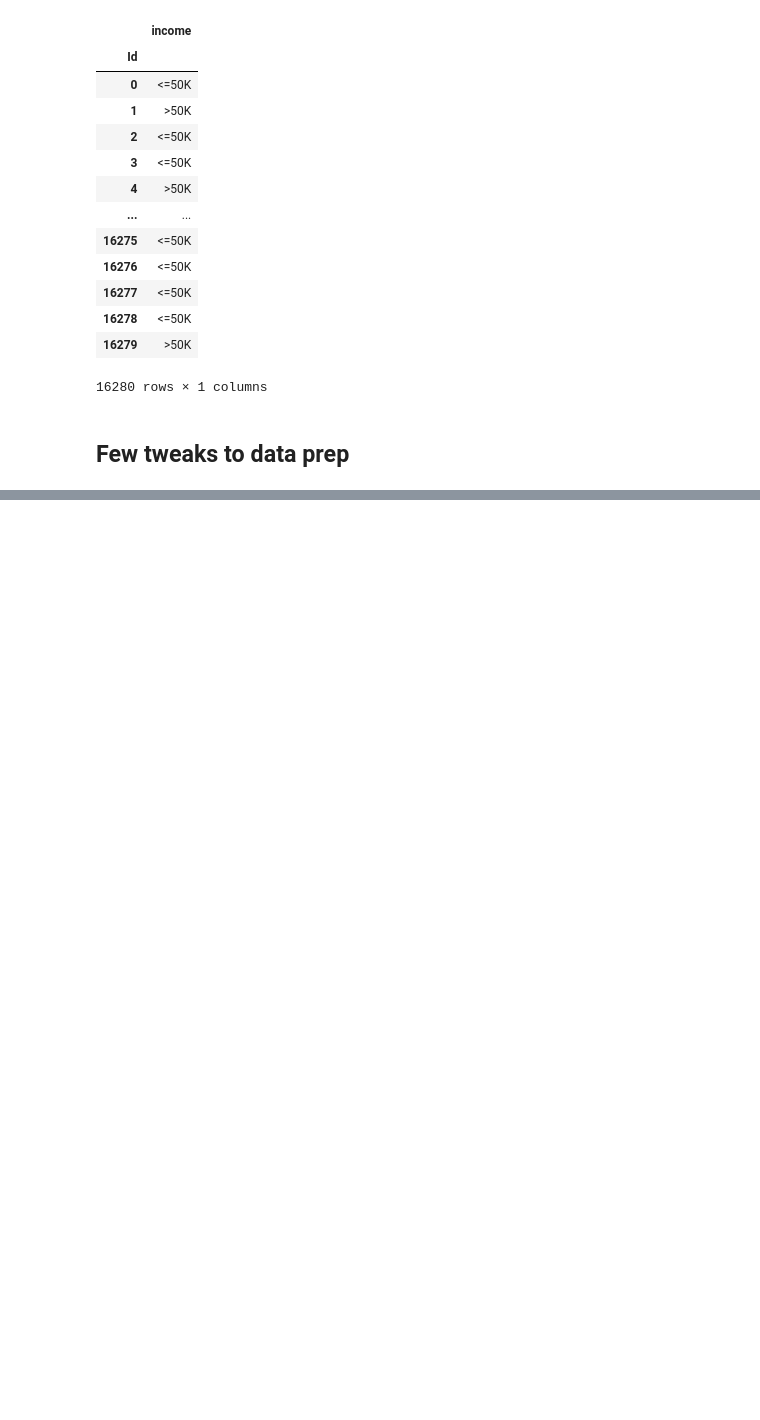
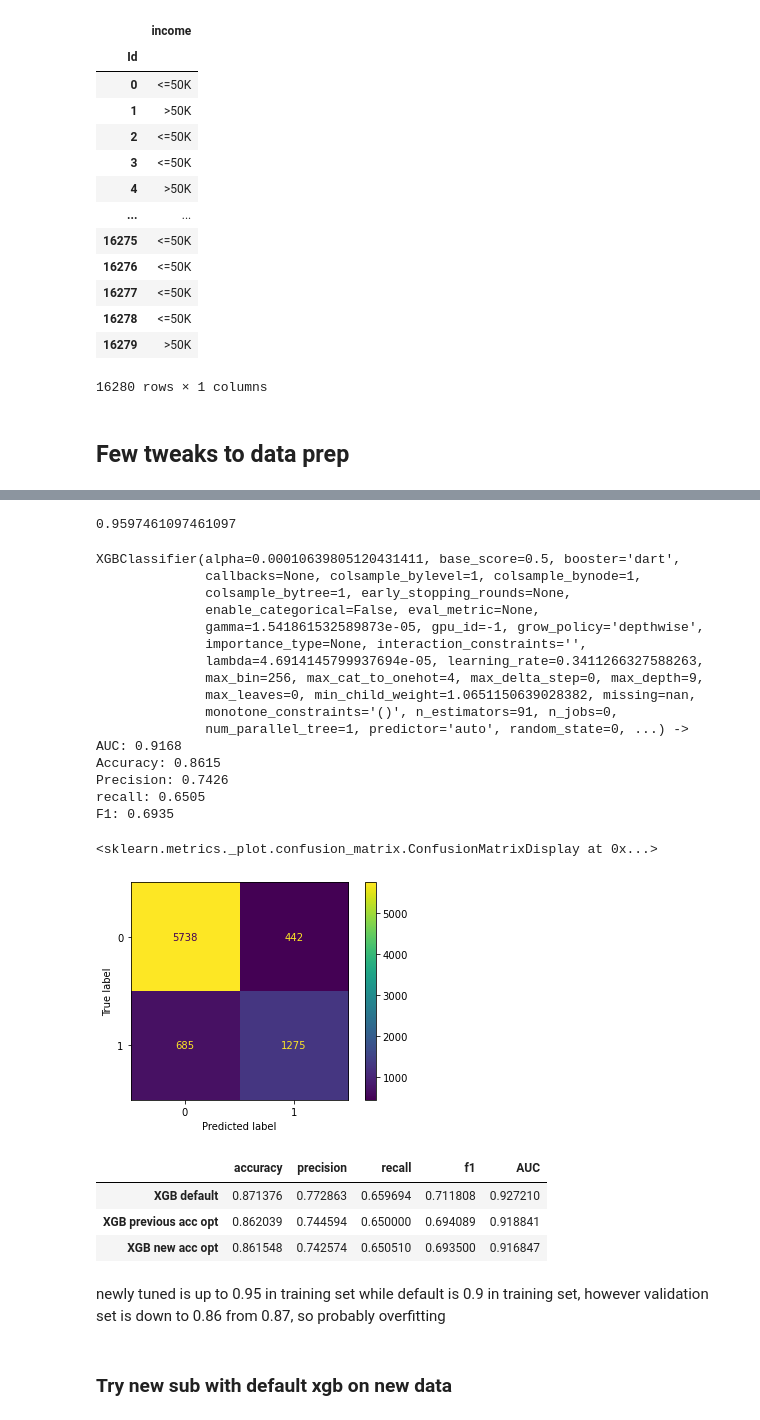
Before and after one commit to LRAbbade/adult_classifier, a Jupyter notebook: train.ipynb, the cells around one changed output, grey strips where cells are left out. Drawn from its saved outputs; the diff is of its cells as text; code cells hidden in the pictures; blank space fills up the shorter version.

```diff
--- a/train.ipynb
+++ b/train.ipynb
@@ -509,0 +706,2 @@ pred.to_csv('results/xgboost_optimized_pred.csv')
+# %%
+acc_opt_booster = make_booster(optimize_params(objective_accuracy))
@@ -509,0 +741,36 @@ pred.to_csv('results/xgboost_optimized_pred.csv')
+# %%
+acc_opt_booster.score(X_train, y_train)
+# %% [output]
+0.9597461097461097
+# %%
+res_df = res_df.append(pd.DataFrame(data=print_cv_metrics(acc_opt_booster), index=['XGB new acc opt']))
+# %% [output]
+XGBClassifier(alpha=0.00010639805120431411, base_score=0.5, booster='dart',
+              callbacks=None, colsample_bylevel=1, colsample_bynode=1,
+              colsample_bytree=1, early_stopping_rounds=None,
+              enable_categorical=False, eval_metric=None,
+              gamma=1.541861532589873e-05, gpu_id=-1, grow_policy='depthwise',
+              importance_type=None, interaction_constraints='',
+              lambda=4.6914145799937694e-05, learning_rate=0.3411266327588263,
+              max_bin=256, max_cat_to_onehot=4, max_delta_step=0, max_depth=9,
+              max_leaves=0, min_child_weight=1.0651150639028382, missing=nan,
+              monotone_constraints='()', n_estimators=91, n_jobs=0,
+              num_parallel_tree=1, predictor='auto', random_state=0, ...) ->
+AUC: 0.9168
+Accuracy: 0.8615
+Precision: 0.7426
+recall: 0.6505
+F1: 0.6935
+<sklearn.metrics._plot.confusion_matrix.ConfusionMatrixDisplay at 0x...>
+[figure, added]
+# %%
+res_df.sort_values('f1', ascending=False)
+# %% [output]
+|  | accuracy | precision | recall | f1 | AUC |
+| XGB default | 0.871376 | 0.772863 | 0.659694 | 0.711808 | 0.927210 |
+| XGB previous acc opt | 0.862039 | 0.744594 | 0.650000 | 0.694089 | 0.918841 |
+| XGB new acc opt | 0.861548 | 0.742574 | 0.650510 | 0.693500 | 0.916847 |
+# %% [markdown]
+newly tuned is up to 0.95 in training set while default is 0.9 in training set, however validation set is down to 0.86 from 0.87, so probably overfitting
+# %% [markdown]
+### Try new sub with default xgb on new data
```
Also changed, not shown: parts of 28 cells of this notebook.
